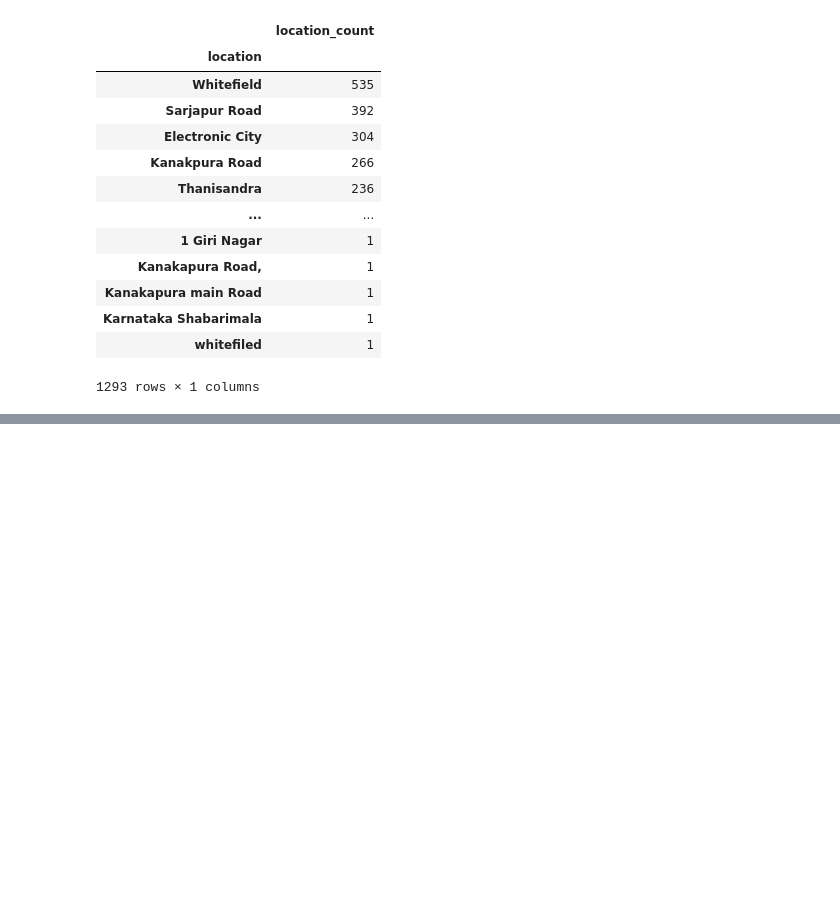
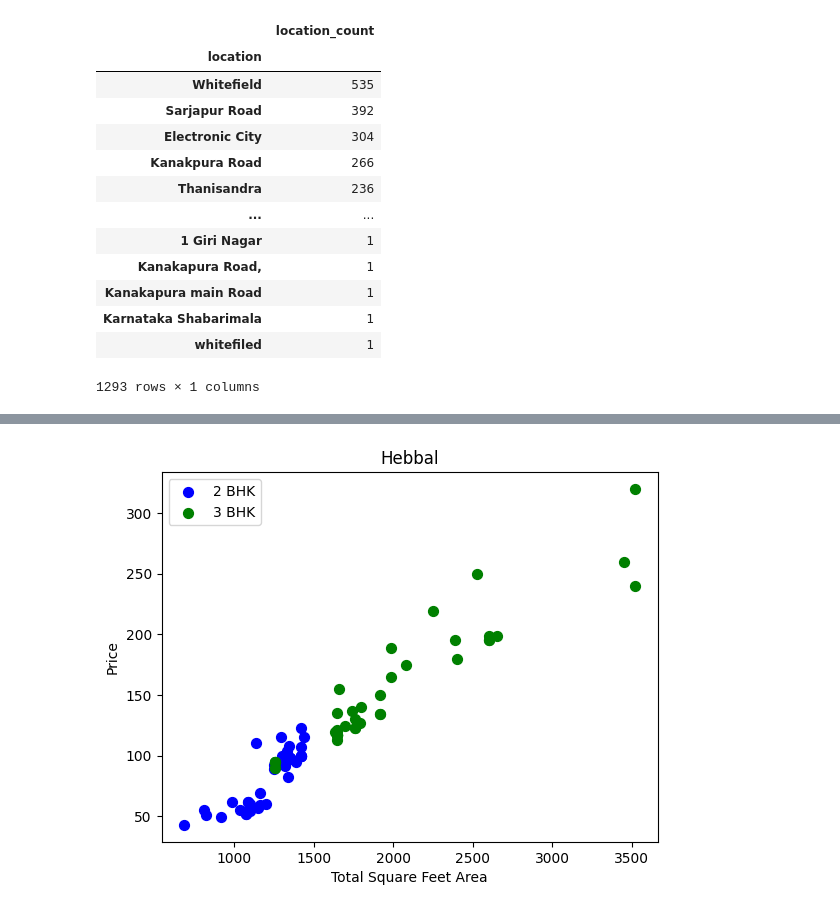
Before and after one commit to CodeLikeAyush/Bangalore-House-Prediction, a Jupyter notebook: notebook.ipynb, the cells around one changed output, grey strips where cells are left out. Cells and saved outputs as stored; diff of their text form; code cells hidden in the pictures; blank space fills up the shorter version.

```diff
--- a/notebook.ipynb
+++ b/notebook.ipynb
@@ -276,0 +463,4 @@ location_stat[location_stat['location_count']<10]
+# %%
+plot_scatter_chart(df8,"Hebbal")
+# %% [output]
+[figure, added]
```
Also changed, not shown: parts of 39 cells of this notebook.
